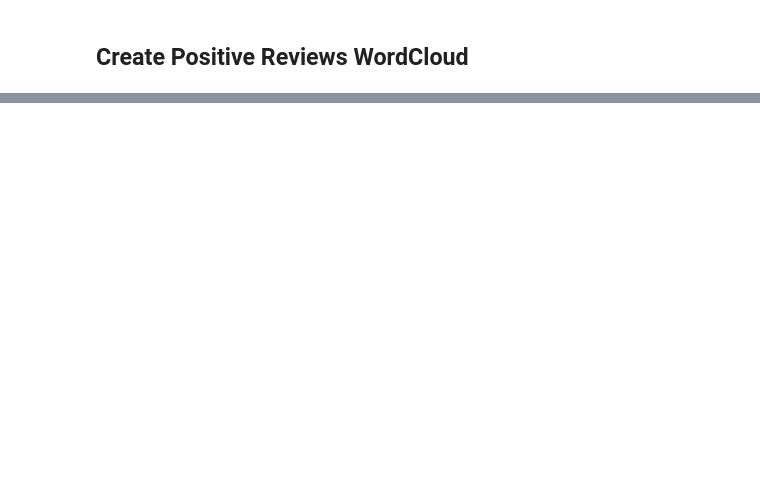
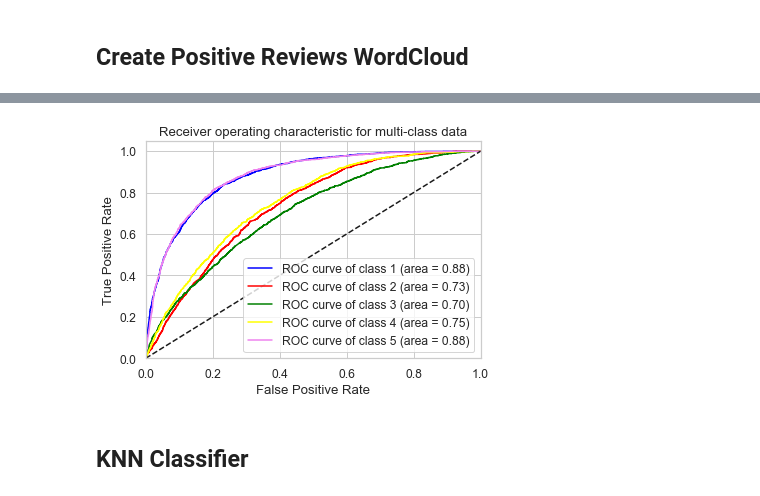
Before and after one commit to muthucse7/ml_itcs_5156-project, a Jupyter notebook: Sentiment_Analysis_on_Amazon_Product_Reviews.ipynb, the cells around one changed output, grey strips where cells are left out. Cells and saved outputs as stored; diff of their text form; code cells hidden in the pictures; blank space fills up the shorter version.

```diff
--- a/Sentiment_Analysis_on_Amazon_Product_Reviews.ipynb
+++ b/Sentiment_Analysis_on_Amazon_Product_Reviews.ipynb
@@ -319,0 +533,9 @@ wordcloud.to_file("WordCloud_Positive_Reviews.png")
+# %%
+df_res = df_new[df_new['cleanReviewLength']>0]
+print(df_res.groupby('overall_rating', as_index=False)['cleanReviewLength'].mean())
+print(df_res.groupby('overall_rating', as_index=False)['polarity'].mean())
+
+sns.set(style='whitegrid', palette="deep", font_scale=1.1, rc={"figure.figsize": [8, 5]})
+sns.distplot(
+    (df_res['cleanReviewLength']), norm_hist=False, kde=False, bins=20, hist_kws={"alpha": 1}
+).set(xlabel='Review Length', ylabel='Count');
@@ -319,0 +591,11 @@ wordcloud.to_file("WordCloud_Positive_Reviews.png")
+# %%
+res1 = res[res.columns.difference(['reviewText','summary', 'adjectives', 'overall_rating'])]
+normalized_res1 = res1
+normalized_res1['cleanReviewLength']= (normalized_res1['cleanReviewLength']-normalized_res1['cleanReviewLength'].min())/(normalized_res1['cleanReviewLength'].max()-normalized_res1['cleanReviewLength'].min())
+normalized_res1['polarity']= (normalized_res1['polarity']-normalized_res1['polarity'].min())/(normalized_res1['polarity'].max()-normalized_res1['polarity'].min())
+y = res['overall_rating'].values.reshape(-1,1)
+
+res1.shape, y.shape
+
+# y = res['rating']
+# len(y)
@@ -319,0 +649,42 @@ wordcloud.to_file("WordCloud_Positive_Reviews.png")
+# %%
+from sklearn.metrics import roc_curve, auc
+from sklearn.multiclass import OneVsRestClassifier
+from sklearn.preprocessing import label_binarize
+import matplotlib.pyplot as plt
+
+
+y = label_binarize(y, classes=[1,2,3,4,5])
+n_classes = 5
+
+# shuffle and split training and test sets
+X_train, X_test, y_train, y_test =train_test_split(normalized_res1, y, test_size=0.2, random_state=51)
+
+# classifier
+clf = OneVsRestClassifier(linear_model.LogisticRegression(multi_class='multinomial', solver='newton-cg'))
+y_score = clf.fit(X_train, y_train).decision_function(X_test)
+
+
+# Compute ROC curve and ROC area for each class
+fpr = dict()
+tpr = dict()
+roc_auc = dict()
+for i in range(n_classes):
+    fpr[i], tpr[i], _ = roc_curve(y_test[:, i], y_score[:, i])
+    roc_auc[i] = auc(fpr[i], tpr[i])
+colors = ['blue', 'red', 'green', 'yellow', 'violet']
+for i, color in zip(range(n_classes), colors):
+    plt.plot(fpr[i], tpr[i], color=color,
+             label='ROC curve of class {0} (area = {1:0.2f})'
+             ''.format(i+1, roc_auc[i]))
+plt.plot([0, 1], [0, 1], 'k--')
+plt.xlim([0.0, 1.0])
+plt.ylim([0.0, 1.05])
+plt.xlabel('False Positive Rate')
+plt.ylabel('True Positive Rate')
+plt.title('Receiver operating characteristic for multi-class data')
+plt.legend(loc="lower right")
+plt.show()
+# %% [output]
+[figure, added]
+# %% [markdown]
+## KNN Classifier
```
Also changed, not shown: parts of 33 cells of this notebook.
